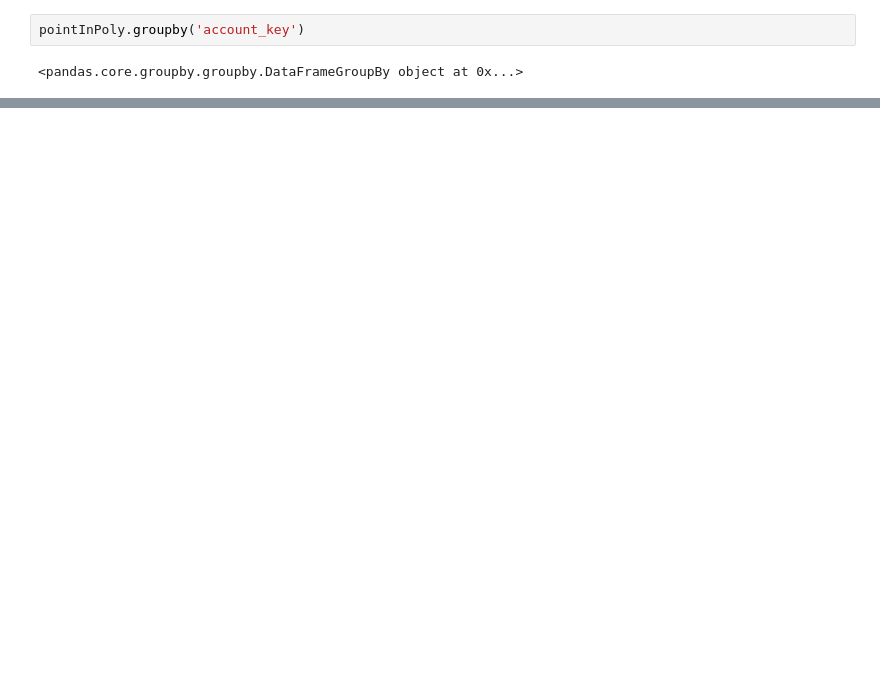
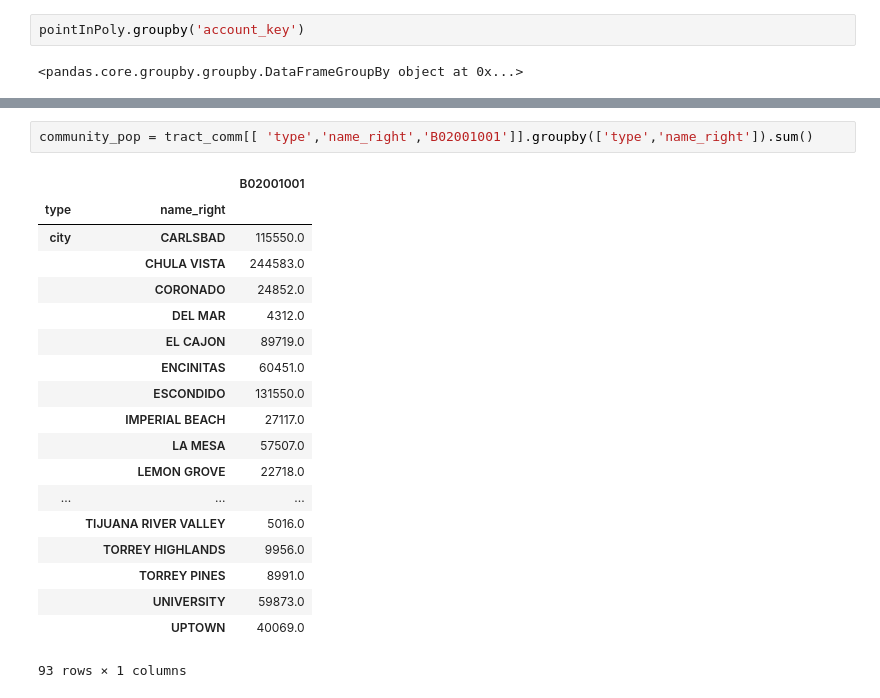
Before and after one commit to sandiegodata/notebooks, a Jupyter notebook: business/Business Merged to Communities.ipynb, the cells around one changed output, grey strips where cells are left out. Drawn from its saved outputs; the diff is of its cells as text; blank space fills up the shorter version.

```diff
--- a/business/Business Merged to Communities.ipynb
+++ b/business/Business Merged to Communities.ipynb
@@ -119,0 +207,22 @@ pointInPoly.groupby('account_key')
+# %%
+community_pop = tract_comm[[ 'type','name_right','B02001001']].groupby(['type','name_right']).sum()
+# %% [output]
+|  |  | B02001001 |
+| type | name_right |  |
+| city | CARLSBAD | 115550.0 |
+|  | CHULA VISTA | 244583.0 |
+|  | CORONADO | 24852.0 |
+|  | DEL MAR | 4312.0 |
+|  | EL CAJON | 89719.0 |
+|  | ENCINITAS | 60451.0 |
+|  | ESCONDIDO | 131550.0 |
+|  | IMPERIAL BEACH | 27117.0 |
+|  | LA MESA | 57507.0 |
+|  | LEMON GROVE | 22718.0 |
+| ... | ... | ... |
+|  | TIJUANA RIVER VALLEY | 5016.0 |
+|  | TORREY HIGHLANDS | 9956.0 |
+|  | TORREY PINES | 8991.0 |
+|  | UNIVERSITY | 59873.0 |
+|  | UPTOWN | 40069.0 |
+93 rows × 1 columns
```
Also changed, not shown: parts of 13 cells of this notebook, 2 other files.
